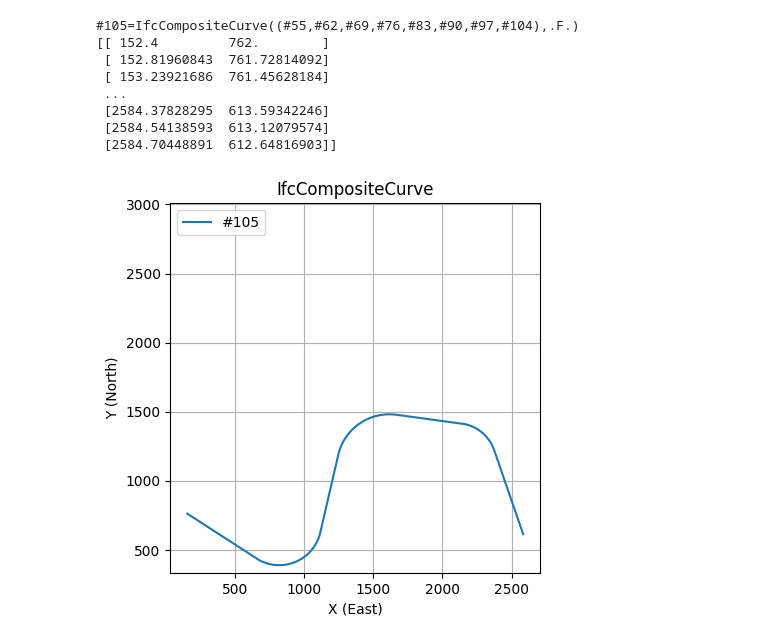
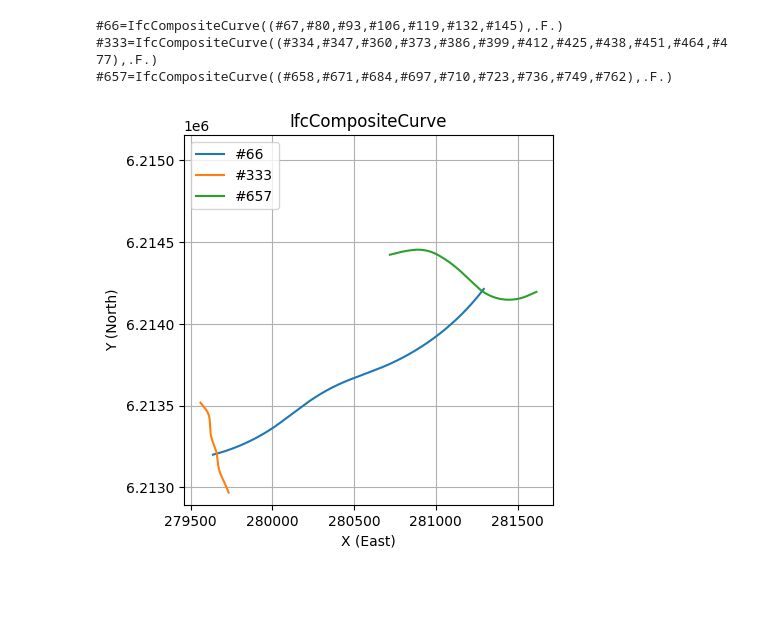
Before and after one commit to civilx64/IfcAlignmentDriver, a Jupyter notebook: Notebooks/CompositeCurvePlot.ipynb, the cells around one changed output. Cells and saved outputs as stored; diff of their text form; code cells hidden in the pictures; blank space fills up the shorter version.

```diff
--- a/Notebooks/CompositeCurvePlot.ipynb
+++ b/Notebooks/CompositeCurvePlot.ipynb
@@ -1,49 +1,34 @@
 # %%
 import ifcopenshell
 import ifcopenshell.geom as geom
 import numpy as np
 import matplotlib.pyplot as plt
 
-#model = ifcopenshell.open("F:/IfcAlignmentDriver/TestFiles/LargeSpirals/IFC_Alignment4_Br1.ifc")
-#model = ifcopenshell.open("F:/IfcAlignmentDriver/TestFiles/LinearAlignment.ifc")
-#model = ifcopenshell.open("F:/IfcAlignmentDriver/TestFiles/Viadotto_Acerno_ADD2_rn7jkRY.ifc")
-model = ifcopenshell.open("F:/IfcOpenShell/_build-vs2022-x64/examples/FHWA_Bridge_Geometry_Alignment_Example.ifc")
-#model = ifcopenshell.open("F:/IFC-Rail-Unit-Test-Reference-Code/alignment_testset/IFC-WithGeneratedGeometry/GENERATED__HorizontalAlignment_HelmertCurve_100.0_300_inf_1_Meter.ifc")
-#model = ifcopenshell.open("F:/IFC4.x-IF/tests/AL01/test-output/Railcomplete/BC001_AL01_Railcomplete.ifc")
-#model = ifcopenshell.open("F:/IfcOpenShell/_installed-vs2022-x64/bin/sectioned-solid-horizontal.ifc")
-#model = ifcopenshell.open("F:/IFC-Rail-Unit-Test-Reference-Code/alignment_testset/IFC-WithGeneratedGeometry/GENERATED__HorizontalAlignment_Cubic_100.0_-1000_-300_1_Meter.ifc")
-#model = ifcopenshell.open("D:/IfcModels/sectioned-solid-horizontal.ifc")
-#model = ifcopenshell.open("C:/Users/bricer/OneDrive - Washington State Department of Transportation/Desktop/Br01_UTS.ifc")
+model = ifcopenshell.open("F:/IfcAlignmentDriver/TestFiles/Alignment_only_v1.ifc")
 
 curves = model.by_type("IfcCompositeCurve",False)
 
 settings = geom.settings()
 
 fig1 = plt.figure().add_subplot()
 
 for curve in curves:
     print(curve)
     shape = geom.create_shape(settings,curve)
     verts = shape.verts
     verts = np.array(verts).reshape((-1,3))
     x,y,z = verts.T
     fig1.plot(x,y,label="#" + str(curve.id()))
-    print(np.c_[x, y])
 
 fig1.set_title("IfcCompositeCurve")
 fig1.legend(loc="upper left")
 fig1.axis("square")
 fig1.set_xlabel("X (East)")
 fig1.set_ylabel("Y (North)")
 fig1.grid(True)
 plt.show()
 # %% [output]
-#105=IfcCompositeCurve((#55,#62,#69,#76,#83,#90,#97,#104),.F.)
-[[ 152.4         762.        ]
- [ 152.81960843  761.72814092]
- [ 153.23921686  761.45628184]
- ...
- [2584.37828295  613.59342246]
- [2584.54138593  613.12079574]
- [2584.70448891  612.64816903]]
+#66=IfcCompositeCurve((#67,#80,#93,#106,#119,#132,#145),.F.)
+#333=IfcCompositeCurve((#334,#347,#360,#373,#386,#399,#412,#425,#438,#451,#464,#477),.F.)
+#657=IfcCompositeCurve((#658,#671,#684,#697,#710,#723,#736,#749,#762),.F.)
-[figure, old version]
+[figure, new version]
```
Also changed, not shown: 19 other files.
